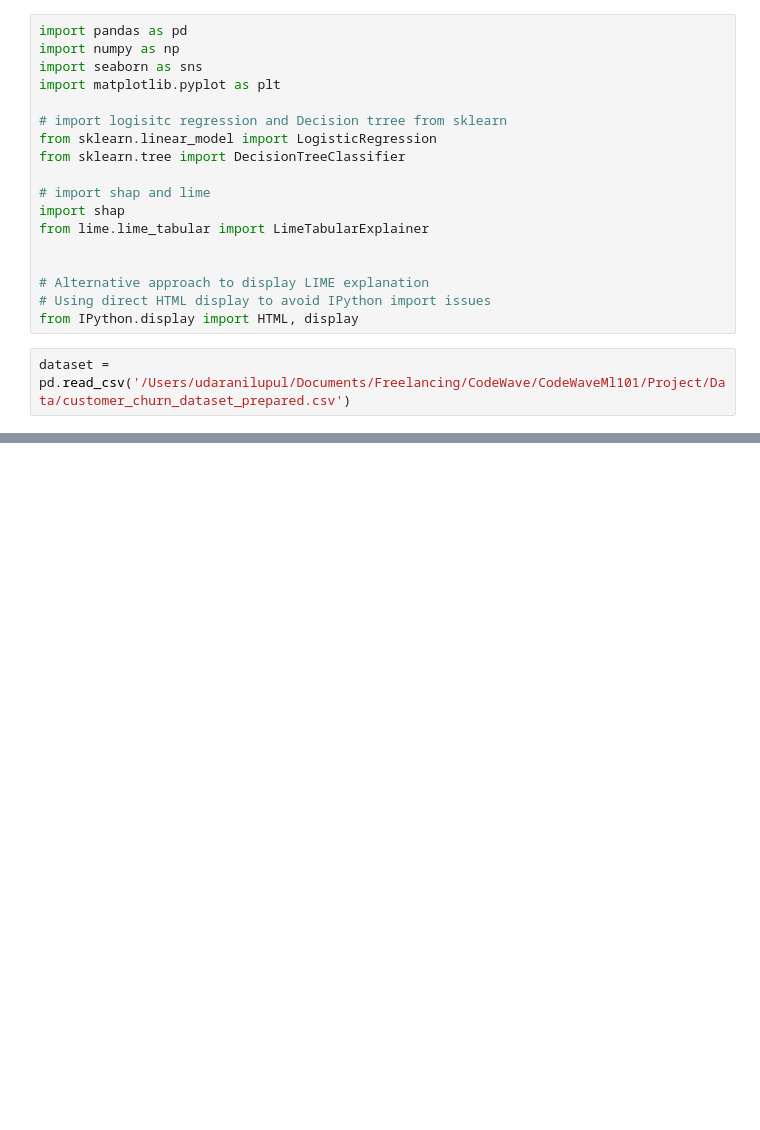
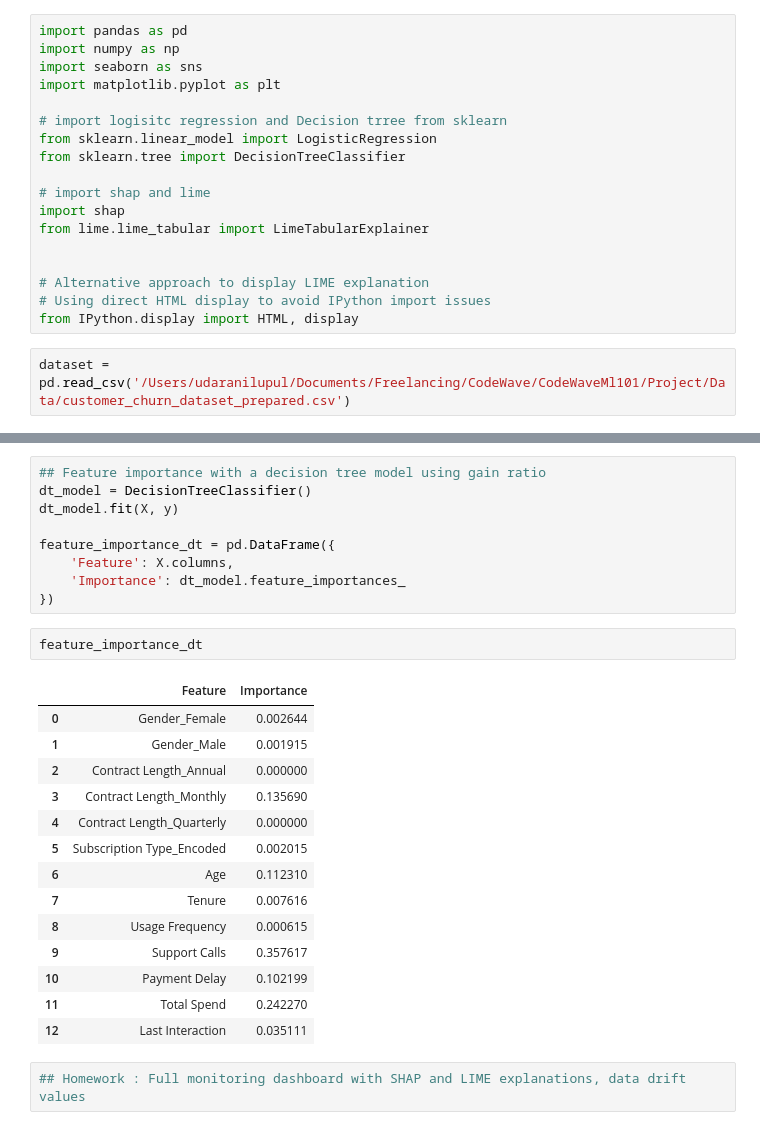
Before and after one commit to UdaraN98/CodeWaveMl101, a Jupyter notebook: Project/Notebooks/4_SHAP_LIME.ipynb, the cells around one changed output, grey strips where cells are left out. Saved outputs shown, nothing was run; the diff lists cells and outputs as text; blank space fills up the shorter version.

```diff
--- a/Project/Notebooks/4_SHAP_LIME.ipynb
+++ b/Project/Notebooks/4_SHAP_LIME.ipynb
@@ -50,0 +83,28 @@ ImportError: cannot import name 'display' from 'IPython.core.display' (/Users/ud
+# %%
+## Feature importance with a decision tree model using gain ratio
+dt_model = DecisionTreeClassifier()
+dt_model.fit(X, y)
+
+feature_importance_dt = pd.DataFrame({
+    'Feature': X.columns,
+    'Importance': dt_model.feature_importances_
+})
+# %%
+feature_importance_dt
+# %% [output]
+|  | Feature | Importance |
+| 0 | Gender_Female | 0.002644 |
+| 1 | Gender_Male | 0.001915 |
+| 2 | Contract Length_Annual | 0.000000 |
+| 3 | Contract Length_Monthly | 0.135690 |
+| 4 | Contract Length_Quarterly | 0.000000 |
+| 5 | Subscription Type_Encoded | 0.002015 |
+| 6 | Age | 0.112310 |
+| 7 | Tenure | 0.007616 |
+| 8 | Usage Frequency | 0.000615 |
+| 9 | Support Calls | 0.357617 |
+| 10 | Payment Delay | 0.102199 |
+| 11 | Total Spend | 0.242270 |
+| 12 | Last Interaction | 0.035111 |
+# %%
+## Homework : Full monitoring dashboard with SHAP and LIME explanations, data drift values
```
Also changed, not shown: parts of 5 cells of this notebook, 3 other files.
